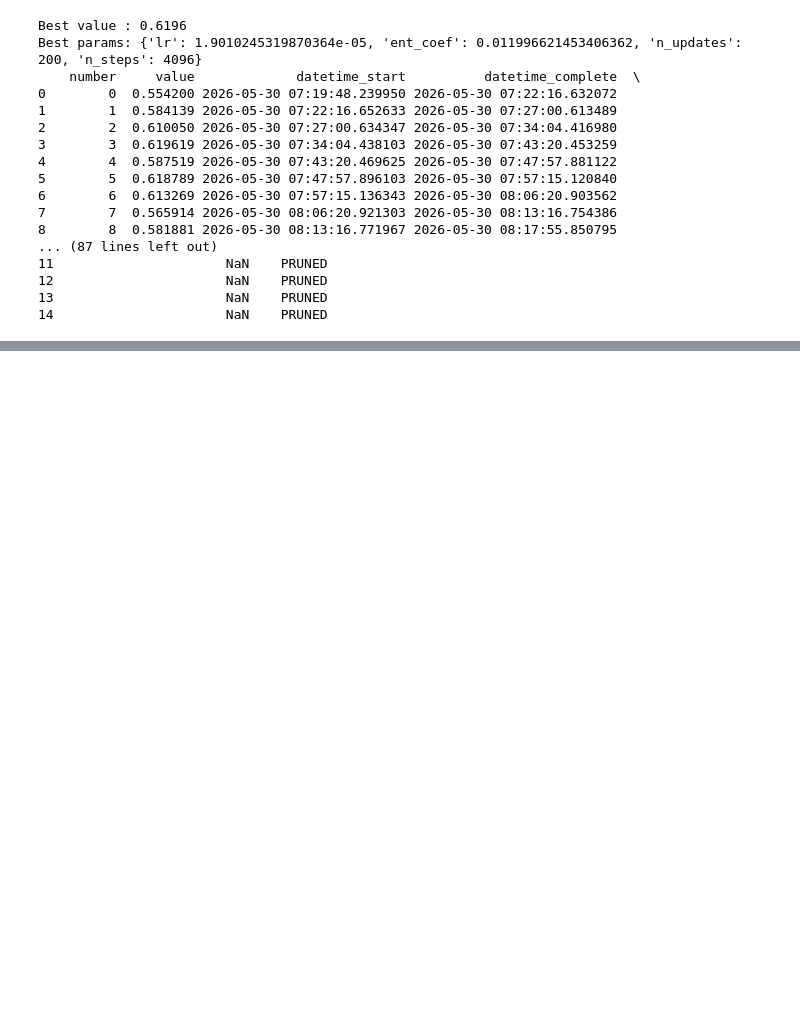
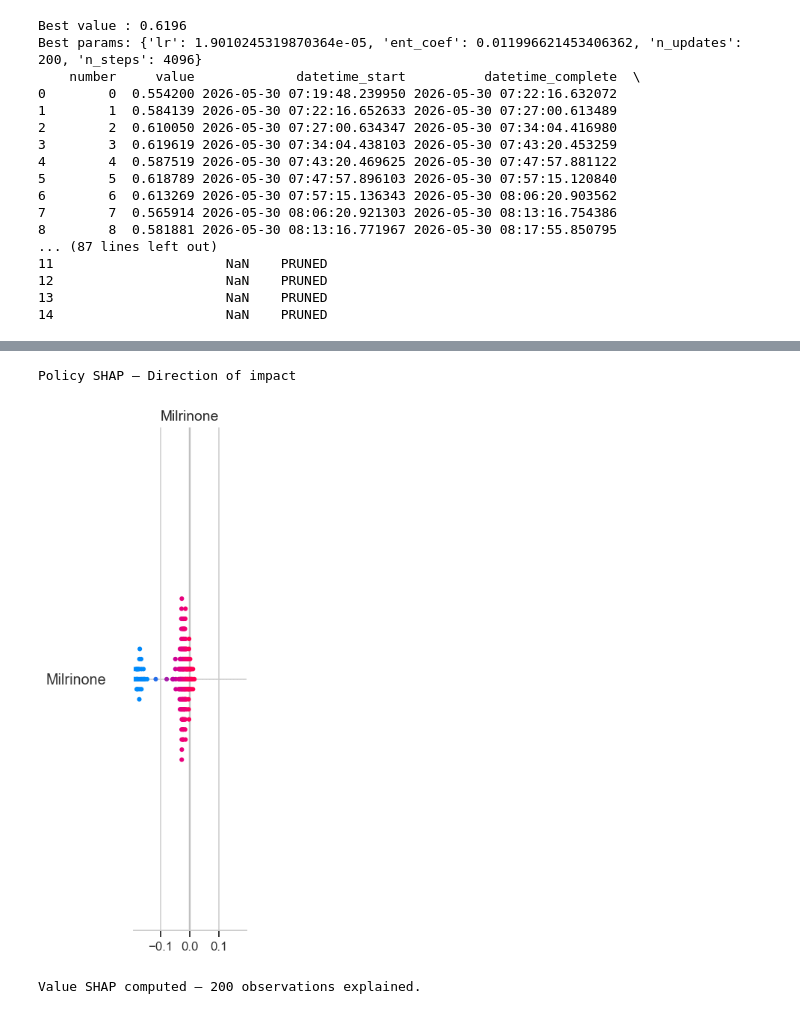
Before and after one commit to mariamiguel720/Reinforcement-Learning-Project-25-26, a Jupyter notebook: RL_Config_B - cópia.ipynb, the cells around one changed output, grey strips where cells are left out. Cells and saved outputs as stored; diff of their text form; code cells hidden in the pictures; blank space fills up the shorter version.

```diff
--- a/RL_Config_B - cópia.ipynb
+++ b/RL_Config_B - cópia.ipynb
@@ -2193,0 +2439,11 @@ Best params: {'lr': 1.9010245319870364e-05, 'ent_coef': 0.011996621453406362, 'n
+# %%
+# Célula 4 — Beeswarm: direção do impacto
+plot_shap_beeswarm(sv_policy, exp_policy, policy_order, title='Policy SHAP — Direction of impact')
+# %% [output]
+Policy SHAP — Direction of impact
+[figure, added]
+# %%
+# Célula 5 — Calcular SHAP do valor
+sv_value, exp_value, value_order = compute_shap_value(model, obs_data)
+# %% [output]
+Value SHAP computed — 200 observations explained.
```
Also changed, not shown: parts of 27 cells of this notebook, 6 other files.
